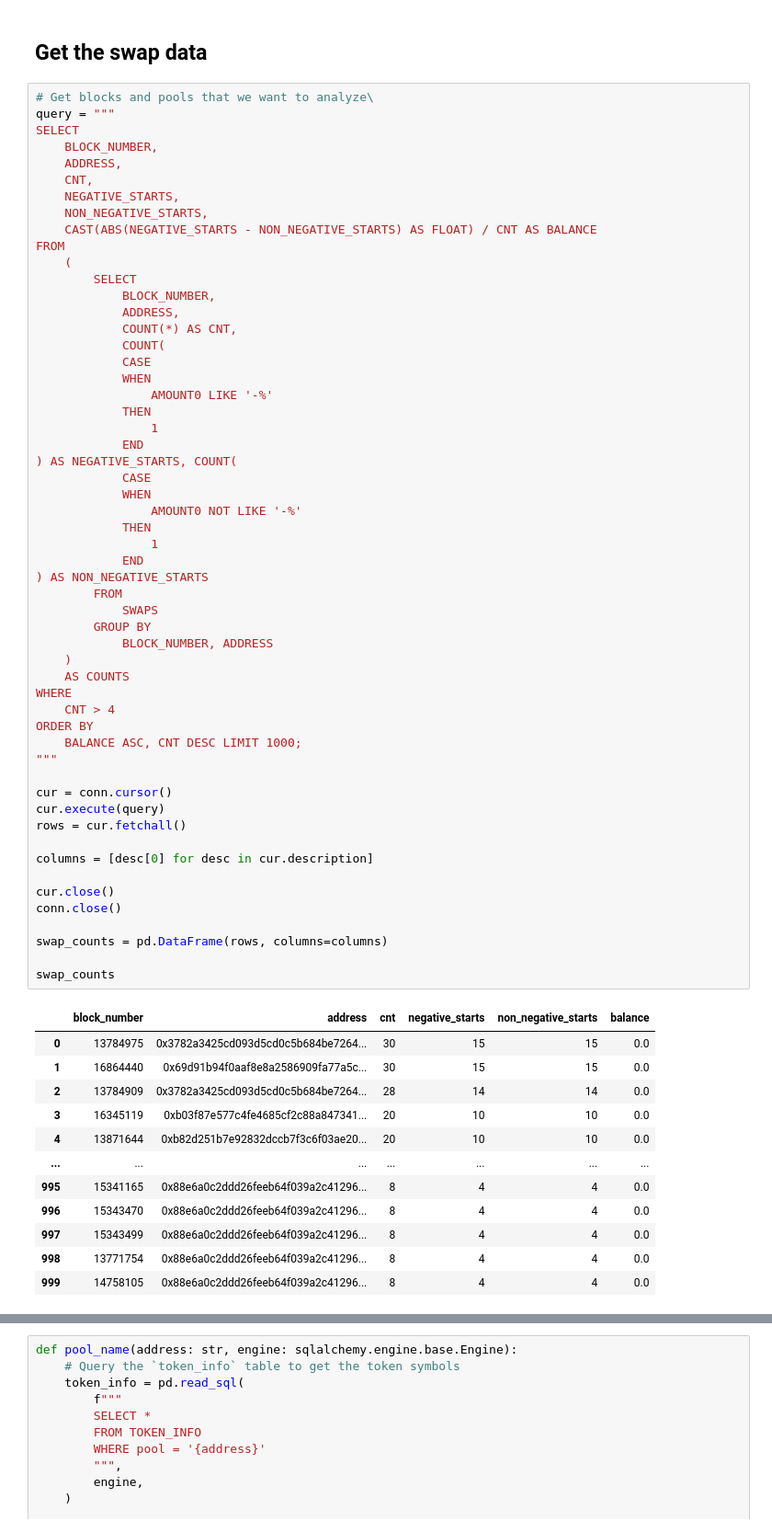
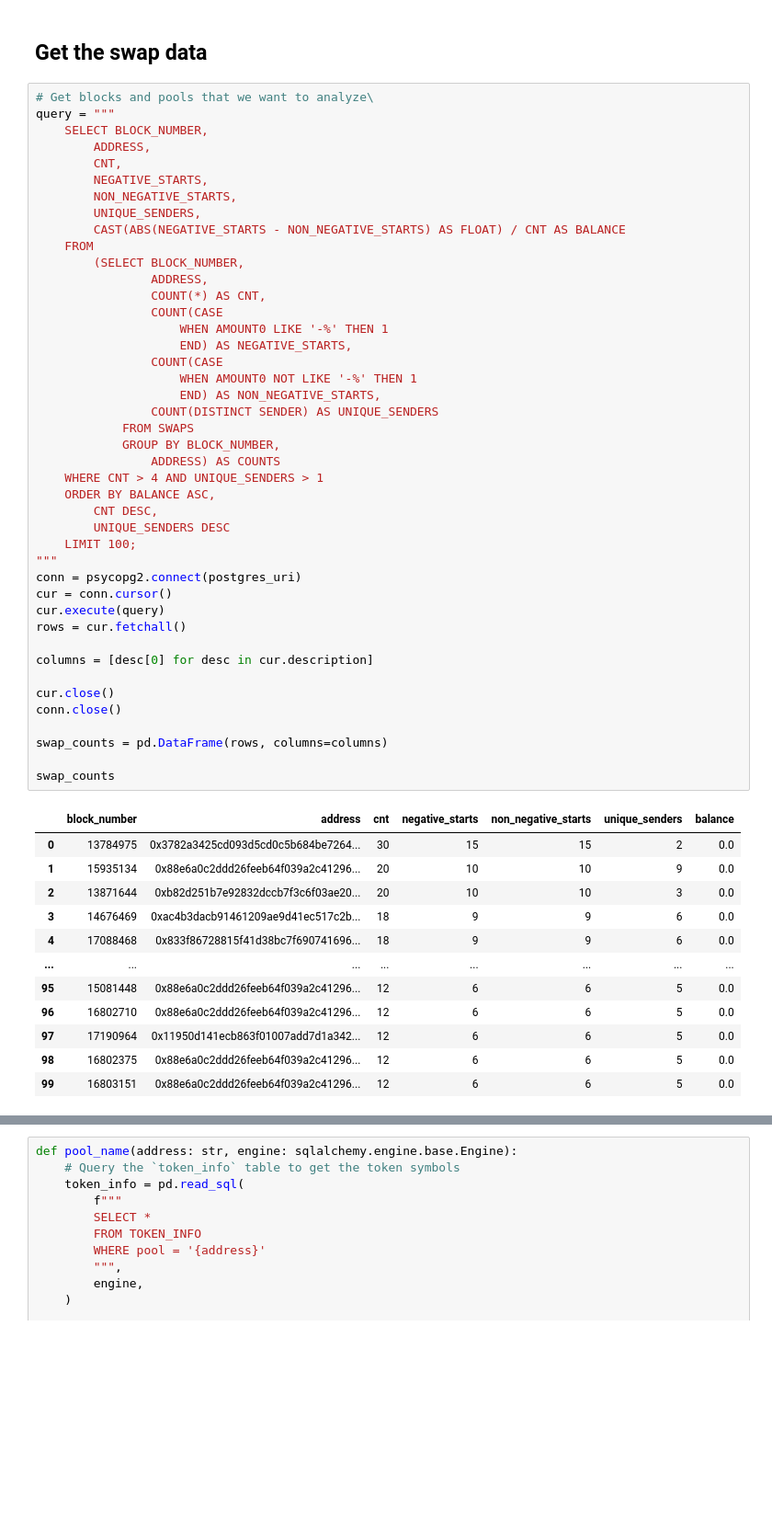
Before and after one commit to ankile/defi-measurement, a Jupyter notebook: experiments/sequencing_rule.ipynb, the cells around one changed output, grey strips where cells are left out. Shown at 92% size. Drawn from its saved outputs; the diff is of its cells as text; blank space fills up the shorter version.

Commit message:
More research on ordering and permutations

```diff
--- a/experiments/sequencing_rule.ipynb
+++ b/experiments/sequencing_rule.ipynb
@@ -45,68 +44,56 @@ conn = psycopg2.connect(postgres_uri)
 # %%
 # Get blocks and pools that we want to analyze\
 query = """
-SELECT
-    BLOCK_NUMBER,
-    ADDRESS,
-    CNT,
-    NEGATIVE_STARTS,
-    NON_NEGATIVE_STARTS,
-    CAST(ABS(NEGATIVE_STARTS - NON_NEGATIVE_STARTS) AS FLOAT) / CNT AS BALANCE
-FROM
-    (
-        SELECT
-            BLOCK_NUMBER,
-            ADDRESS,
-            COUNT(*) AS CNT,
-            COUNT(
-            CASE
-            WHEN
-                AMOUNT0 LIKE '-%'
-            THEN
-                1
-            END
-) AS NEGATIVE_STARTS, COUNT(
-            CASE
-            WHEN
-                AMOUNT0 NOT LIKE '-%'
-            THEN
-                1
-            END
-) AS NON_NEGATIVE_STARTS
-        FROM
-            SWAPS
-        GROUP BY
-            BLOCK_NUMBER, ADDRESS
-    )
-    AS COUNTS
-WHERE
-    CNT > 4
-ORDER BY
-    BALANCE ASC, CNT DESC LIMIT 1000;
+    SELECT BLOCK_NUMBER,
+        ADDRESS,
+        CNT,
+        NEGATIVE_STARTS,
+        NON_NEGATIVE_STARTS,
+        UNIQUE_SENDERS,
+        CAST(ABS(NEGATIVE_STARTS - NON_NEGATIVE_STARTS) AS FLOAT) / CNT AS BALANCE
+    FROM
+        (SELECT BLOCK_NUMBER,
+                ADDRESS,
+                COUNT(*) AS CNT,
+                COUNT(CASE
+                    WHEN AMOUNT0 LIKE '-%' THEN 1
+                    END) AS NEGATIVE_STARTS,
+                COUNT(CASE
+                    WHEN AMOUNT0 NOT LIKE '-%' THEN 1
+                    END) AS NON_NEGATIVE_STARTS,
+                COUNT(DISTINCT SENDER) AS UNIQUE_SENDERS
+            FROM SWAPS
+            GROUP BY BLOCK_NUMBER,
+                ADDRESS) AS COUNTS
+    WHERE CNT > 4 AND UNIQUE_SENDERS > 1
+    ORDER BY BALANCE ASC,
+        CNT DESC,
+        UNIQUE_SENDERS DESC
+    LIMIT 100;
 """
-
+conn = psycopg2.connect(postgres_uri)
 cur = conn.cursor()
 cur.execute(query)
 rows = cur.fetchall()
 
 columns = [desc[0] for desc in cur.description]
 
 cur.close()
 conn.close()
 
 swap_counts = pd.DataFrame(rows, columns=columns)
 
 swap_counts
 # %% [output]
-|  | block_number | address | cnt | negative_starts | non_negative_starts | balance |
-| 0 | 13784975 | 0x3782a3425cd093d5cd0c5b684be7264... | 30 | 15 | 15 | 0.0 |
-| 1 | 16864440 | 0x69d91b94f0aaf8e8a2586909fa77a5c... | 30 | 15 | 15 | 0.0 |
-| 2 | 13784909 | 0x3782a3425cd093d5cd0c5b684be7264... | 28 | 14 | 14 | 0.0 |
-| 3 | 16345119 | 0xb03f87e577c4fe4685cf2c88a847341... | 20 | 10 | 10 | 0.0 |
-| 4 | 13871644 | 0xb82d251b7e92832dccb7f3c6f03ae20... | 20 | 10 | 10 | 0.0 |
-| ... | ... | ... | ... | ... | ... | ... |
-| 995 | 15341165 | 0x88e6a0c2ddd26feeb64f039a2c41296... | 8 | 4 | 4 | 0.0 |
-| 996 | 15343470 | 0x88e6a0c2ddd26feeb64f039a2c41296... | 8 | 4 | 4 | 0.0 |
-| 997 | 15343499 | 0x88e6a0c2ddd26feeb64f039a2c41296... | 8 | 4 | 4 | 0.0 |
-| 998 | 13771754 | 0x88e6a0c2ddd26feeb64f039a2c41296... | 8 | 4 | 4 | 0.0 |
-| 999 | 14758105 | 0x88e6a0c2ddd26feeb64f039a2c41296... | 8 | 4 | 4 | 0.0 |
+|  | block_number | address | cnt | negative_starts | non_negative_starts | unique_senders | balance |
+| 0 | 13784975 | 0x3782a3425cd093d5cd0c5b684be7264... | 30 | 15 | 15 | 2 | 0.0 |
+| 1 | 15935134 | 0x88e6a0c2ddd26feeb64f039a2c41296... | 20 | 10 | 10 | 9 | 0.0 |
+| 2 | 13871644 | 0xb82d251b7e92832dccb7f3c6f03ae20... | 20 | 10 | 10 | 3 | 0.0 |
+| 3 | 14676469 | 0xac4b3dacb91461209ae9d41ec517c2b... | 18 | 9 | 9 | 6 | 0.0 |
+| 4 | 17088468 | 0x833f86728815f41d38bc7f690741696... | 18 | 9 | 9 | 6 | 0.0 |
+| ... | ... | ... | ... | ... | ... | ... | ... |
+| 95 | 15081448 | 0x88e6a0c2ddd26feeb64f039a2c41296... | 12 | 6 | 6 | 5 | 0.0 |
+| 96 | 16802710 | 0x88e6a0c2ddd26feeb64f039a2c41296... | 12 | 6 | 6 | 5 | 0.0 |
+| 97 | 17190964 | 0x11950d141ecb863f01007add7d1a342... | 12 | 6 | 6 | 5 | 0.0 |
+| 98 | 16802375 | 0x88e6a0c2ddd26feeb64f039a2c41296... | 12 | 6 | 6 | 5 | 0.0 |
+| 99 | 16803151 | 0x88e6a0c2ddd26feeb64f039a2c41296... | 12 | 6 | 6 | 5 | 0.0 |
```
Also changed, not shown: parts of 8 cells of this notebook, 8 other files.
